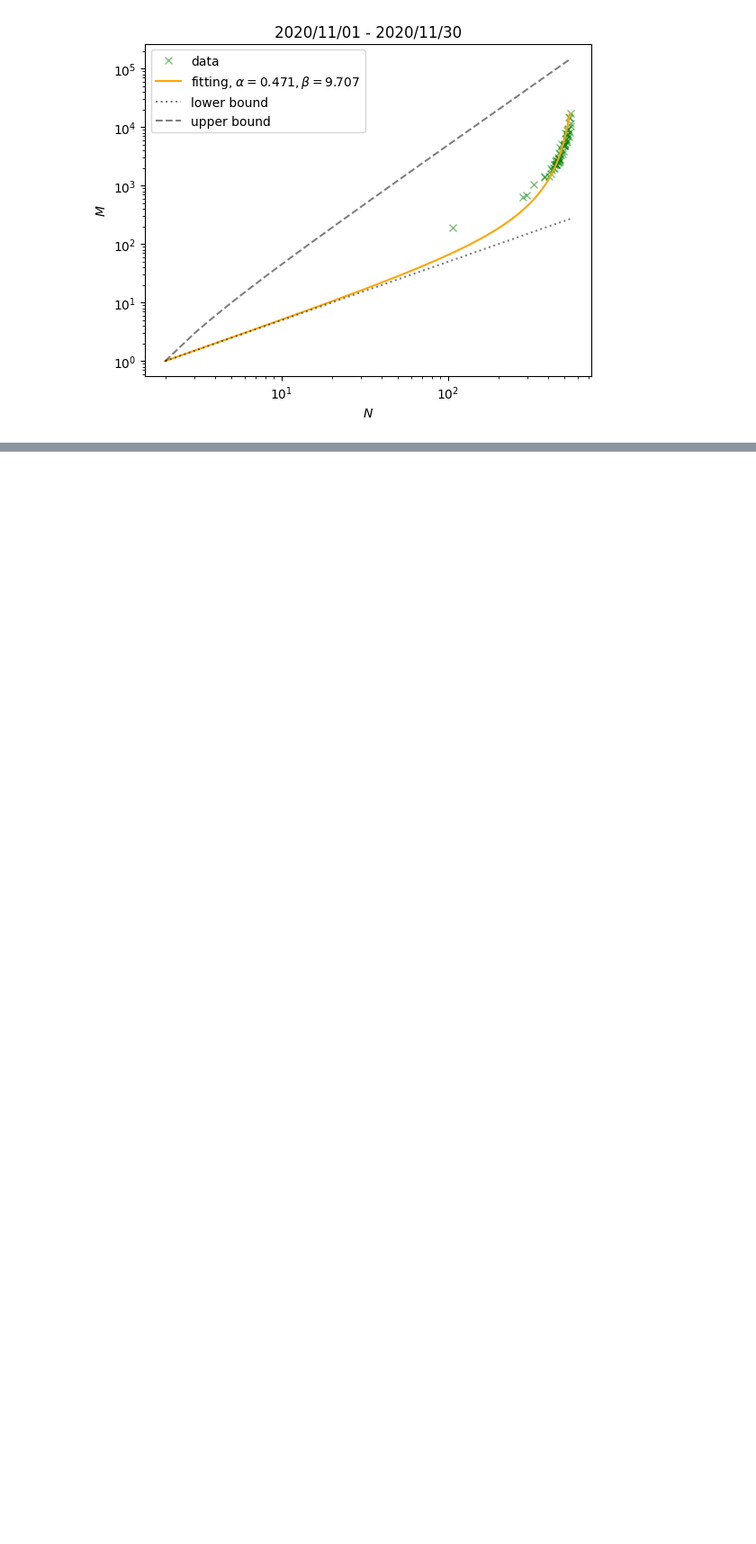
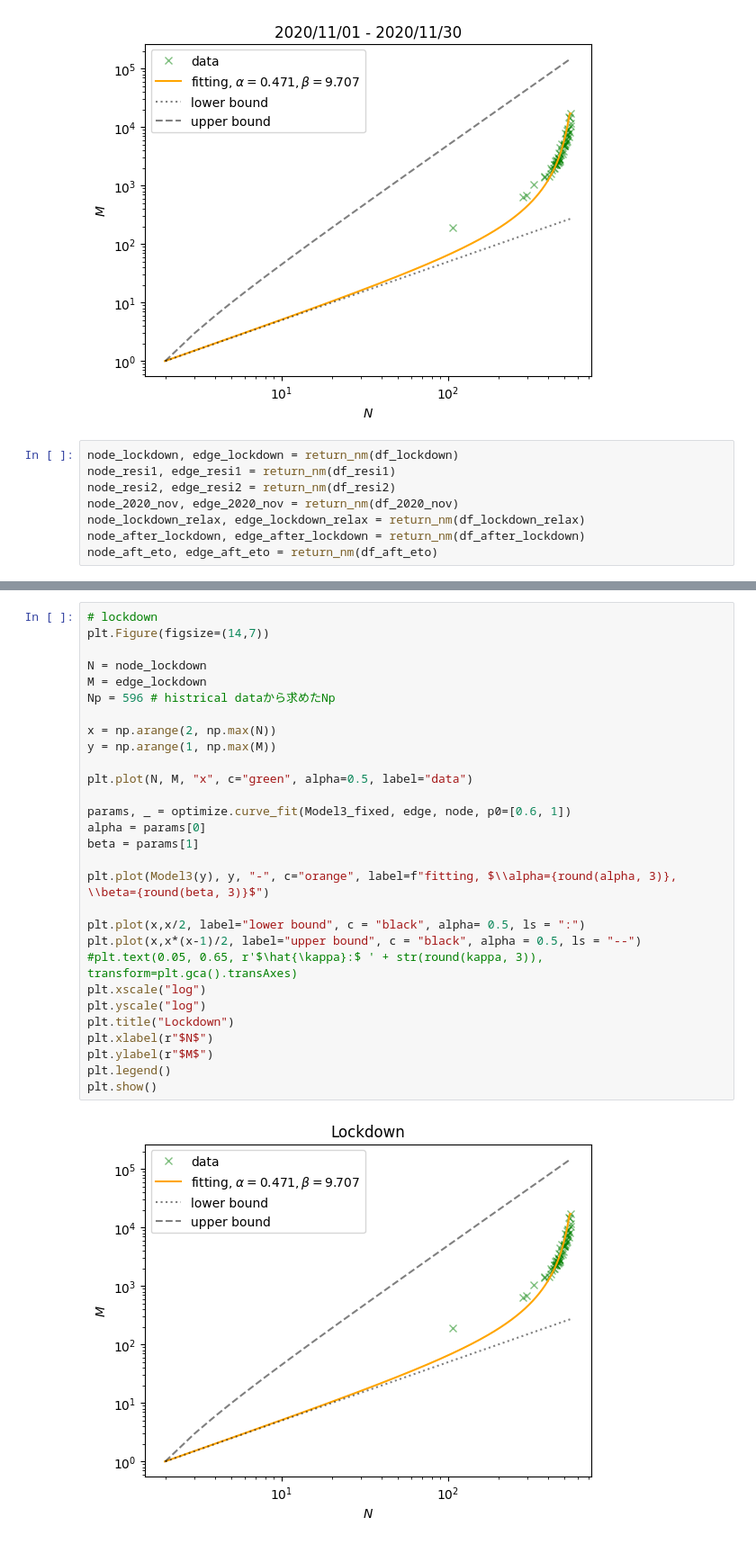
Before and after one commit to yiadka/mobility_scaling, a Jupyter notebook: notebooks/lockdown2.ipynb, the cells around one changed output, grey strips where cells are left out. Shown at 90% size. Drawn from its saved outputs; the diff is of its cells as text; blank space fills up the shorter version.

```diff
--- a/notebooks/lockdown2.ipynb
+++ b/notebooks/lockdown2.ipynb
@@ -219,3 +219,11 @@ Try using .loc[row_indexer,col_indexer] = value instead
 See the caveats in the documentation: https://pandas.pydata.org/pandas-docs/stable/user_guide/indexing.html#returning-a-view-versus-a-copy
   df_tmp["station_id"] = df_tmp["start_station_name"].map(station_id)
 [figure]
+# %%
+node_lockdown, edge_lockdown = return_nm(df_lockdown)
+node_resi1, edge_resi1 = return_nm(df_resi1)
+node_resi2, edge_resi2 = return_nm(df_resi2)
+node_2020_nov, edge_2020_nov = return_nm(df_2020_nov)
+node_lockdown_relax, edge_lockdown_relax = return_nm(df_lockdown_relax)
+node_after_lockdown, edge_after_lockdown = return_nm(df_after_lockdown)
+node_aft_eto, edge_aft_eto = return_nm(df_aft_eto)
@@ -221,0 +248,31 @@ See the caveats in the documentation: https://pandas.pydata.org/pandas-docs/stab
+# %%
+# lockdown
+plt.Figure(figsize=(14,7))
+
+N = node_lockdown
+M = edge_lockdown
+Np = 596 # histrical dataから求めたNp
+
+x = np.arange(2, np.max(N))
+y = np.arange(1, np.max(M))
+
+plt.plot(N, M, "x", c="green", alpha=0.5, label="data")
+
+params, _ = optimize.curve_fit(Model3_fixed, edge, node, p0=[0.6, 1])
+alpha = params[0]
+beta = params[1]
+
+plt.plot(Model3(y), y, "-", c="orange", label=f"fitting, $\\alpha={round(alpha, 3)}, \\beta={round(beta, 3)}$")
+
+plt.plot(x,x/2, label="lower bound", c = "black", alpha= 0.5, ls = ":")
+plt.plot(x,x*(x-1)/2, label="upper bound", c = "black", alpha = 0.5, ls = "--")
+#plt.text(0.05, 0.65, r'$\hat{\kappa}:$ ' + str(round(kappa, 3)), transform=plt.gca().transAxes)
+plt.xscale("log")
+plt.yscale("log")
+plt.title("Lockdown")
+plt.xlabel(r"$N$")
+plt.ylabel(r"$M$")
+plt.legend()
+plt.show()
+# %% [output]
+[figure, added]
```
Also changed, not shown: parts of 11 cells of this notebook.
